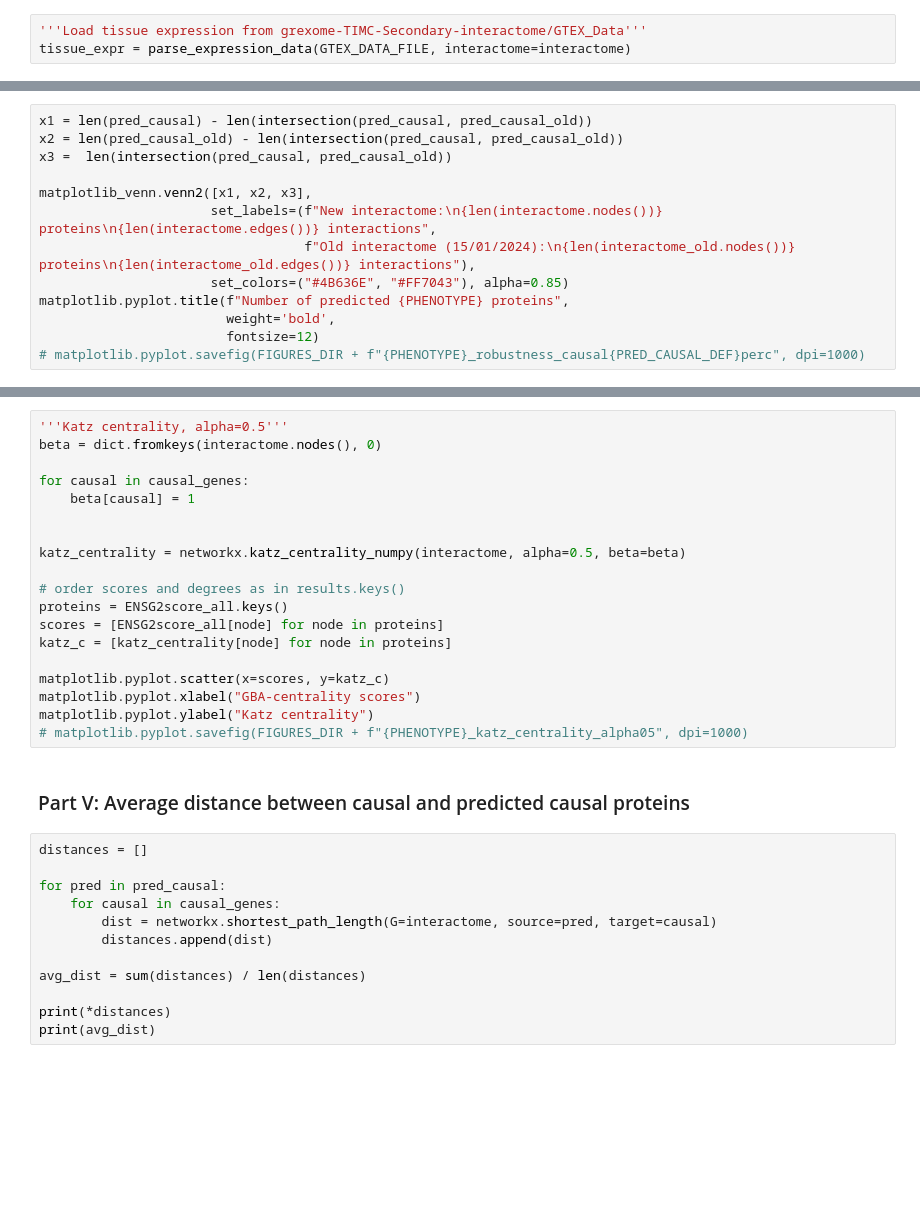
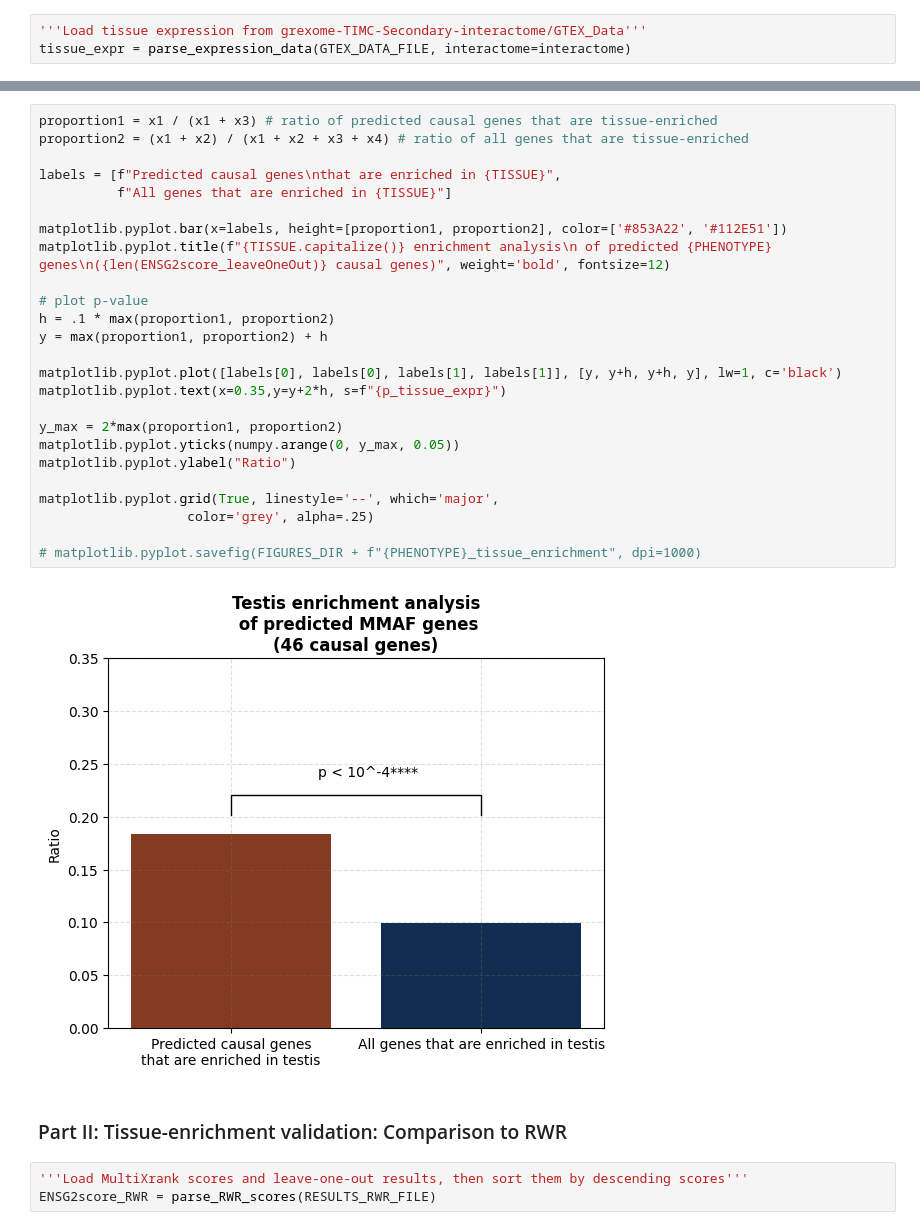
Before and after one commit to jedrzejkubica/GBA-centrality, a Jupyter notebook: dev/validation_GBA_centrality.ipynb, the cells around one changed output, grey strips where cells are left out. Drawn from its saved outputs; the diff is of its cells as text; blank space fills up the shorter version.

Commit message:
dev/validation_GBA_centrality.ipynb : GBA centrality vs RWR comparison

```diff
--- a/dev/validation_GBA_centrality.ipynb
+++ b/dev/validation_GBA_centrality.ipynb
@@ -317,13 +243,0 @@ print(f"p-value = {p_overlap}")
-# %%
-x1 = len(pred_causal) - len(intersection(pred_causal, pred_causal_old))
-x2 = len(pred_causal_old) - len(intersection(pred_causal, pred_causal_old))
-x3 =  len(intersection(pred_causal, pred_causal_old))
-
-matplotlib_venn.venn2([x1, x2, x3],
-                      set_labels=(f"New interactome:\n{len(interactome.nodes())} proteins\n{len(interactome.edges())} interactions",
-                                  f"Old interactome (15/01/2024):\n{len(interactome_old.nodes())} proteins\n{len(interactome_old.edges())} interactions"),
-                      set_colors=("#4B636E", "#FF7043"), alpha=0.85)
-matplotlib.pyplot.title(f"Number of predicted {PHENOTYPE} proteins",
-                        weight='bold',
-                        fontsize=12)
-# matplotlib.pyplot.savefig(FIGURES_DIR + f"{PHENOTYPE}_robustness_causal{PRED_CAUSAL_DEF}perc", dpi=1000)
@@ -384,33 +244,32 @@ matplotlib.pyplot.ylabel("Harmonic centrality")
-# %%
-'''Katz centrality, alpha=0.5'''
-beta = dict.fromkeys(interactome.nodes(), 0)
-
-for causal in causal_genes:
-    beta[causal] = 1
-
-
-katz_centrality = networkx.katz_centrality_numpy(interactome, alpha=0.5, beta=beta)
-
-# order scores and degrees as in results.keys()
-proteins = ENSG2score_all.keys()
-scores = [ENSG2score_all[node] for node in proteins]
-katz_c = [katz_centrality[node] for node in proteins]
-
-matplotlib.pyplot.scatter(x=scores, y=katz_c)
-matplotlib.pyplot.xlabel("GBA-centrality scores")
-matplotlib.pyplot.ylabel("Katz centrality")
-# matplotlib.pyplot.savefig(FIGURES_DIR + f"{PHENOTYPE}_katz_centrality_alpha05", dpi=1000)
-# %% [markdown]
-### Part V: Average distance between causal and predicted causal proteins
-# %%
-distances = []
-
-for pred in pred_causal:
-    for causal in causal_genes:
-        dist = networkx.shortest_path_length(G=interactome, source=pred, target=causal)
-        distances.append(dist)
-
-avg_dist = sum(distances) / len(distances)
-
-print(*distances)
-print(avg_dist)
+# %%
+proportion1 = x1 / (x1 + x3) # ratio of predicted causal genes that are tissue-enriched
+proportion2 = (x1 + x2) / (x1 + x2 + x3 + x4) # ratio of all genes that are tissue-enriched
+
+labels = [f"Predicted causal genes\nthat are enriched in {TISSUE}",
+          f"All genes that are enriched in {TISSUE}"]
+
+matplotlib.pyplot.bar(x=labels, height=[proportion1, proportion2], color=['#853A22', '#112E51'])
+matplotlib.pyplot.title(f"{TISSUE.capitalize()} enrichment analysis\n of predicted {PHENOTYPE} genes\n({len(ENSG2score_leaveOneOut)} causal genes)", weight='bold', fontsize=12)
+
+# plot p-value
+h = .1 * max(proportion1, proportion2)
+y = max(proportion1, proportion2) + h
+
+matplotlib.pyplot.plot([labels[0], labels[0], labels[1], labels[1]], [y, y+h, y+h, y], lw=1, c='black')
+matplotlib.pyplot.text(x=0.35,y=y+2*h, s=f"{p_tissue_expr}")
+
+y_max = 2*max(proportion1, proportion2)
+matplotlib.pyplot.yticks(numpy.arange(0, y_max, 0.05))
+matplotlib.pyplot.ylabel("Ratio")
+
+matplotlib.pyplot.grid(True, linestyle='--', which='major',
+                   color='grey', alpha=.25)
+
+# matplotlib.pyplot.savefig(FIGURES_DIR + f"{PHENOTYPE}_tissue_enrichment", dpi=1000)
+# %% [output]
+[figure, added]
+# %% [markdown]
+### Part II: Tissue-enrichment validation: Comparison to RWR
+# %%
+'''Load MultiXrank scores and leave-one-out results, then sort them by descending scores'''
+ENSG2score_RWR = parse_RWR_scores(RESULTS_RWR_FILE)
```
Also changed, not shown: parts of 46 cells of this notebook.
